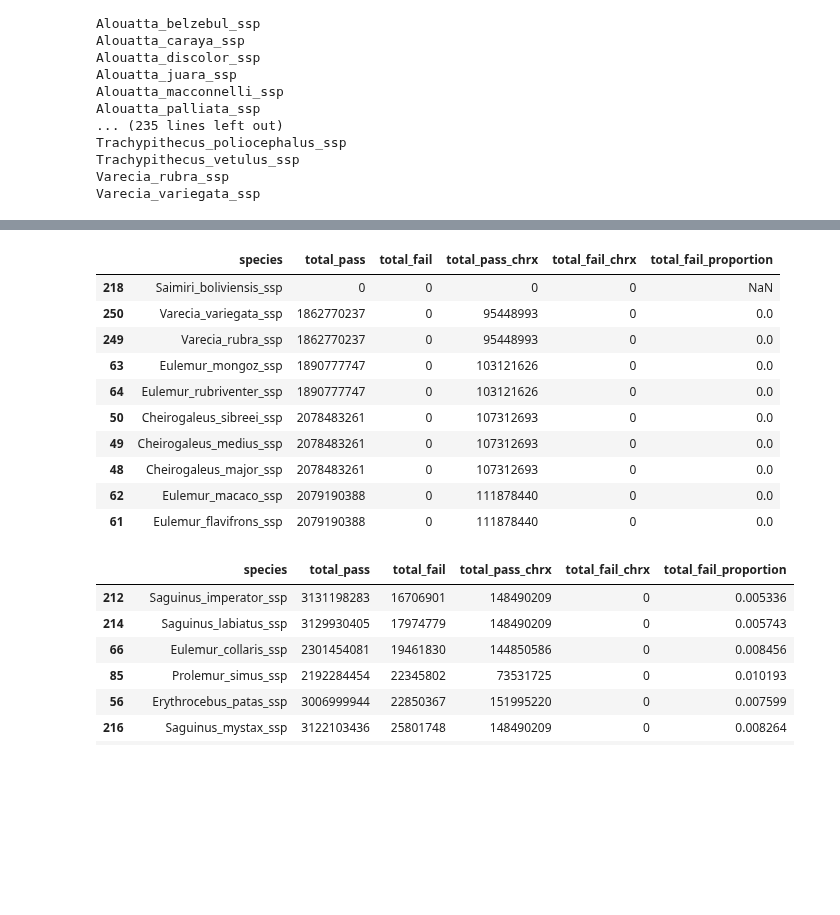
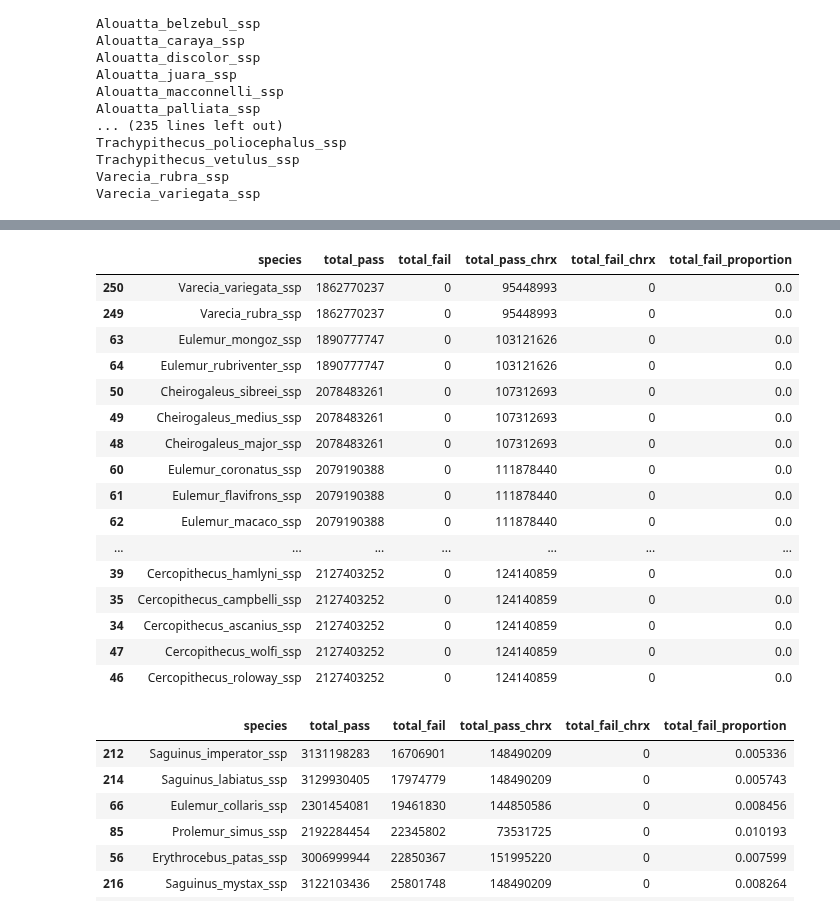
Before and after one commit to erikfogh/selection_primates, a Jupyter notebook: notebooks/main02_zarr_df_checks.ipynb, the cells around one changed output, grey strips where cells are left out. Saved outputs shown, nothing was run; the diff lists cells and outputs as text; code cells hidden in the pictures; blank space fills up the shorter version.

```diff
--- a/notebooks/main02_zarr_df_checks.ipynb
+++ b/notebooks/main02_zarr_df_checks.ipynb
@@ -99,8 +99,7 @@ sub_vasili.loc[sub_vasili.species_genotyping.isin(pass_fail_df.sort_values("tota
 # %%
-pass_fail_df.sort_values("total_pass")[10:20]
+pass_fail_df.sort_values("total_pass")[:20]
 # %% [output]
 |  | species | total_pass | total_fail | total_pass_chrx | total_fail_chrx | total_fail_proportion |
-| 218 | Saimiri_boliviensis_ssp | 0 | 0 | 0 | 0 | NaN |
 | 250 | Varecia_variegata_ssp | 1862770237 | 0 | 95448993 | 0 | 0.0 |
 | 249 | Varecia_rubra_ssp | 1862770237 | 0 | 95448993 | 0 | 0.0 |
 | 63 | Eulemur_mongoz_ssp | 1890777747 | 0 | 103121626 | 0 | 0.0 |
@@ -108,8 +107,15 @@ pass_fail_df.sort_values("total_pass")[10:20]
 | 50 | Cheirogaleus_sibreei_ssp | 2078483261 | 0 | 107312693 | 0 | 0.0 |
 | 49 | Cheirogaleus_medius_ssp | 2078483261 | 0 | 107312693 | 0 | 0.0 |
 | 48 | Cheirogaleus_major_ssp | 2078483261 | 0 | 107312693 | 0 | 0.0 |
+| 60 | Eulemur_coronatus_ssp | 2079190388 | 0 | 111878440 | 0 | 0.0 |
+| 61 | Eulemur_flavifrons_ssp | 2079190388 | 0 | 111878440 | 0 | 0.0 |
 | 62 | Eulemur_macaco_ssp | 2079190388 | 0 | 111878440 | 0 | 0.0 |
-| 61 | Eulemur_flavifrons_ssp | 2079190388 | 0 | 111878440 | 0 | 0.0 |
+| ... | ... | ... | ... | ... | ... | ... |
+| 39 | Cercopithecus_hamlyni_ssp | 2127403252 | 0 | 124140859 | 0 | 0.0 |
+| 35 | Cercopithecus_campbelli_ssp | 2127403252 | 0 | 124140859 | 0 | 0.0 |
+| 34 | Cercopithecus_ascanius_ssp | 2127403252 | 0 | 124140859 | 0 | 0.0 |
+| 47 | Cercopithecus_wolfi_ssp | 2127403252 | 0 | 124140859 | 0 | 0.0 |
+| 46 | Cercopithecus_roloway_ssp | 2127403252 | 0 | 124140859 | 0 | 0.0 |
 # %%
 pass_fail_df.sort_values("total_fail")[-20:]
 # %% [output]
```
Also changed, not shown: parts of 12 cells of this notebook, 7 other files.
